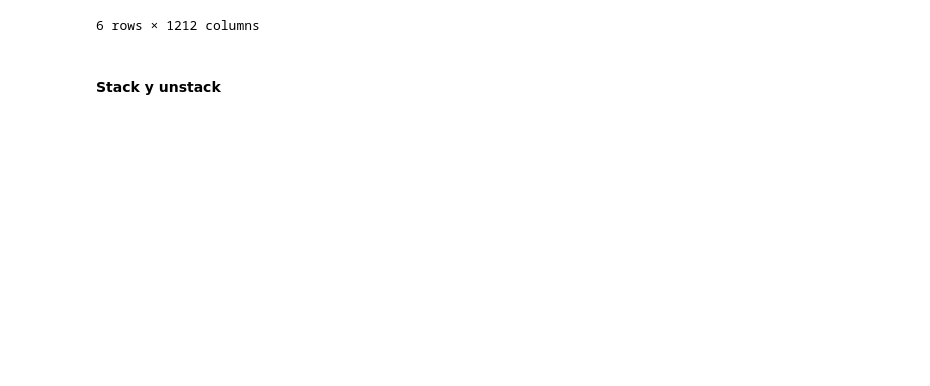
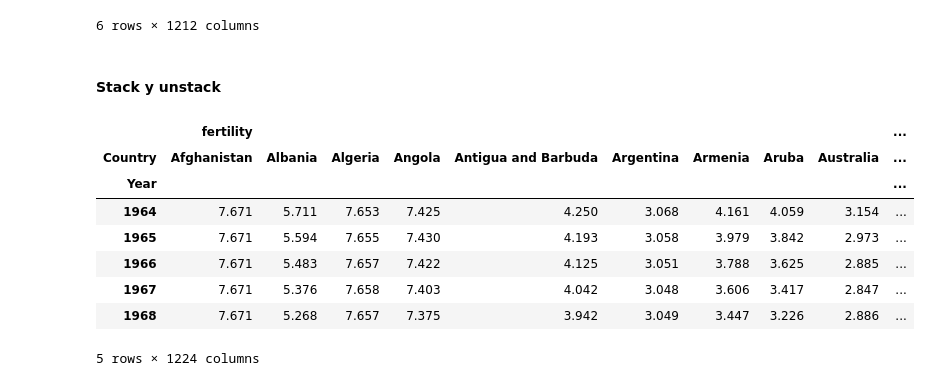
Before and after one commit to Corderodedios182/Resumenes-Python, a Jupyter notebook: Manipulating DataFrames with pandas.ipynb, the cells around one changed output. Cells and saved outputs as stored; diff of their text form; code cells hidden in the pictures; blank space fills up the shorter version.

```diff
--- a/Manipulating DataFrames with pandas.ipynb
+++ b/Manipulating DataFrames with pandas.ipynb
@@ -487,3 +502,16 @@ gapminder_copy.pivot(index = 'region', columns = 'Country')
 6 rows × 1212 columns
 # %% [markdown]
 #### Stack y unstack
+# %%
+#Desapiland los datos
+gapminder.unstack(level = 'Country').head()
+# %% [output]
+|  | fertility |  |  |  |  |  |  |  |  | ... |
+| Country | Afghanistan | Albania | Algeria | Angola | Antigua and Barbuda | Argentina | Armenia | Aruba | Australia | ... |
+| Year |  |  |  |  |  |  |  |  |  | ... |
+| 1964 | 7.671 | 5.711 | 7.653 | 7.425 | 4.250 | 3.068 | 4.161 | 4.059 | 3.154 | ... |
+| 1965 | 7.671 | 5.594 | 7.655 | 7.430 | 4.193 | 3.058 | 3.979 | 3.842 | 2.973 | ... |
+| 1966 | 7.671 | 5.483 | 7.657 | 7.422 | 4.125 | 3.051 | 3.788 | 3.625 | 2.885 | ... |
+| 1967 | 7.671 | 5.376 | 7.658 | 7.403 | 4.042 | 3.048 | 3.606 | 3.417 | 2.847 | ... |
+| 1968 | 7.671 | 5.268 | 7.657 | 7.375 | 3.942 | 3.049 | 3.447 | 3.226 | 2.886 | ... |
+5 rows × 1224 columns
```
Also changed, not shown: parts of 20 cells of this notebook.
